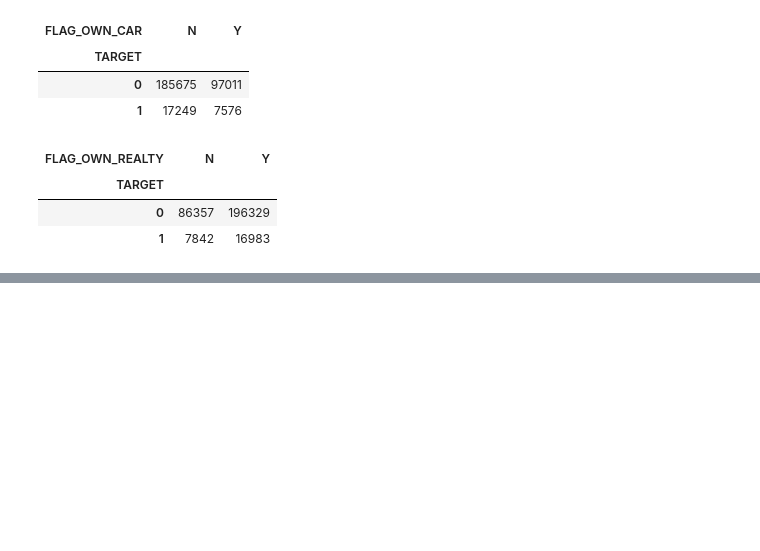
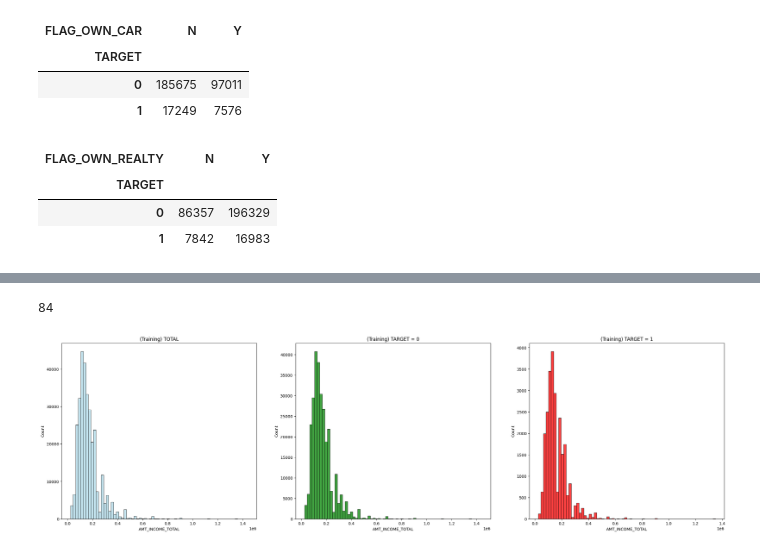
Before and after one commit to huanrafa/ProjectPracticing, a Jupyter notebook: 2023_11(2) Home Credit Default Risk/HomeCredit.ipynb, the cells around one changed output, grey strips where cells are left out. Drawn from its saved outputs; the diff is of its cells as text; code cells hidden in the pictures; blank space fills up the shorter version.

```diff
--- a/2023_11(2) Home Credit Default Risk/HomeCredit.ipynb
+++ b/2023_11(2) Home Credit Default Risk/HomeCredit.ipynb
@@ -426,3 +426,16 @@ Categorical statistic summary (training)
 | HOUSETYPE_MODE | 153214 | 3 | block of flats | 150503 |
 | WALLSMATERIAL_MODE | 151170 | 7 | Panel | 66040 |
 | EMERGENCYSTATE_MODE | 161756 | 2 | No | 159428 |
+# %%
+# Columns which are supposed to be categorical: FLAG_xxx, REGION_RATING_xxx, REG_xxx, LIVE_xxx
+
+for col in training.columns:
+    if (('FLAG' in col) or ('REGION_RATING_' in col) or ('REG_' in col) or ('LIVE_' in col)):
+        training[col] = training[col].astype(object)
+        testing[col] = testing[col].astype(object)
+# %%
+# Column DAYS_EMPLOYED contain data showing > 1000 years, which is wrong.
+
+for ds in [training, testing]:
+    median_val = ds.loc[ds['DAYS_EMPLOYED'] < 300000, 'DAYS_EMPLOYED'].median()
+    ds.loc[ds['DAYS_EMPLOYED'] > 300000, 'DAYS_EMPLOYED'] = median_val
@@ -619,0 +700,32 @@ Numeric statistic summary (training)
+# %%
+#Histograms of AMT_INCOME_TOTAL, AMT_CREDIT, REGION_POPULATION_RELATIVE, DAYS_EMPLOYED,  for both TARGET = 0 and = 1
+i = 0
+fig, ax = plt.subplots(1, 3, figsize=(30, 8))
+
+total = training[training['AMT_INCOME_TOTAL'] < 1500000]
+target_0 = training[(training['AMT_INCOME_TOTAL'] < 1500000) & (training['TARGET']==0)]
+target_1 = training[(training['AMT_INCOME_TOTAL'] < 1500000) & (training['TARGET']==1)]
+
+df_list = [total, target_0, target_1]
+
+for ds in df_list:
+    i += 1
+    plt.subplot(1, 3, i)
+
+    if i==1:
+        color = 'lightblue'
+        plt.title('(Training) TOTAL')
+    elif i==2:
+        color = 'green'
+        plt.title('(Training) TARGET = 0')
+    else:
+        color = 'red'
+        plt.title('(Training) TARGET = 1')
+
+    sns.histplot(ds['AMT_INCOME_TOTAL'], bins=70, color=color)
+
+
+print(len(training)-len(total))
+# %% [output]
+84
+[figure, added]
```
Also changed, not shown: parts of 10 cells of this notebook.
